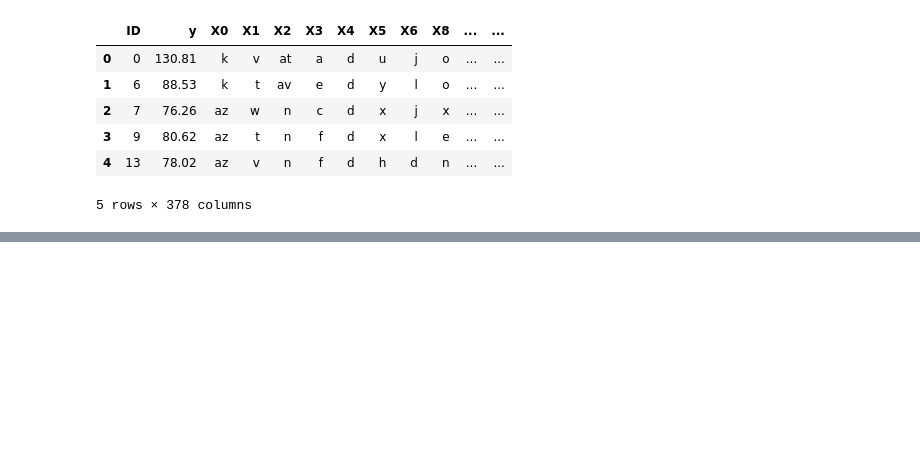
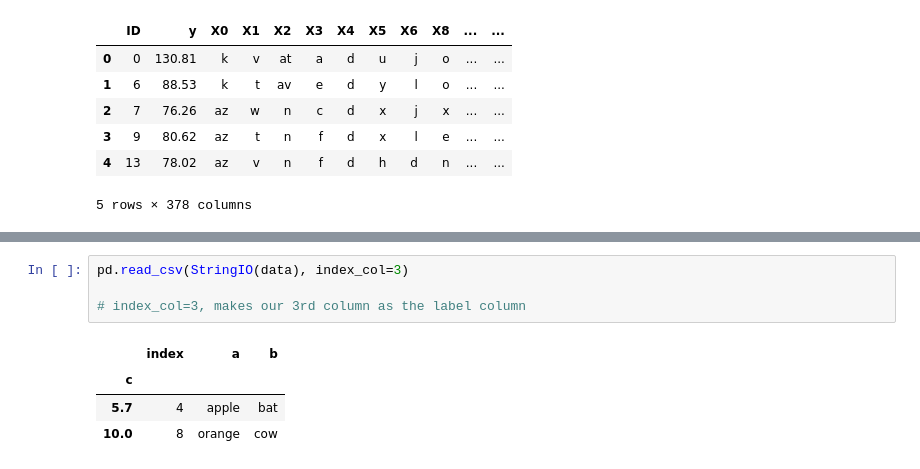
Before and after one commit to GurmanKD/Learning-Python, a Jupyter notebook: Pandas.ipynb, the cells around one changed output, grey strips where cells are left out. Drawn from its saved outputs; the diff is of its cells as text; blank space fills up the shorter version.

```diff
--- a/Pandas.ipynb
+++ b/Pandas.ipynb
@@ -245,0 +375,9 @@ df[df['y']>100]
+# %%
+pd.read_csv(StringIO(data), index_col=3)
+
+# index_col=3, makes our 3rd column as the label column
+# %% [output]
+|  | index | a | b |
+| c |  |  |  |
+| 5.7 | 4 | apple | bat |
+| 10.0 | 8 | orange | cow |
```
Also changed, not shown: parts of 38 cells of this notebook.
